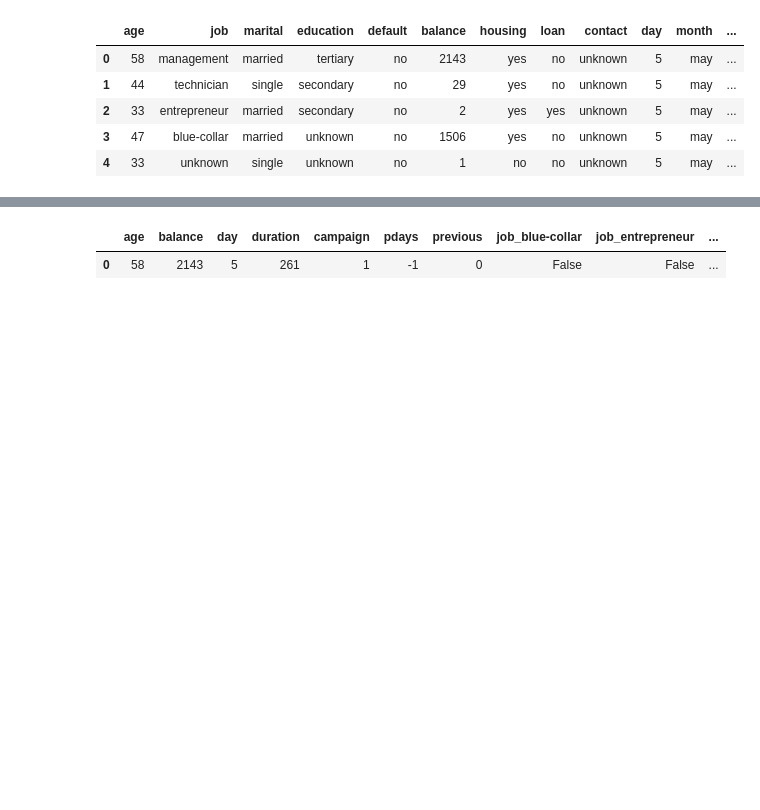
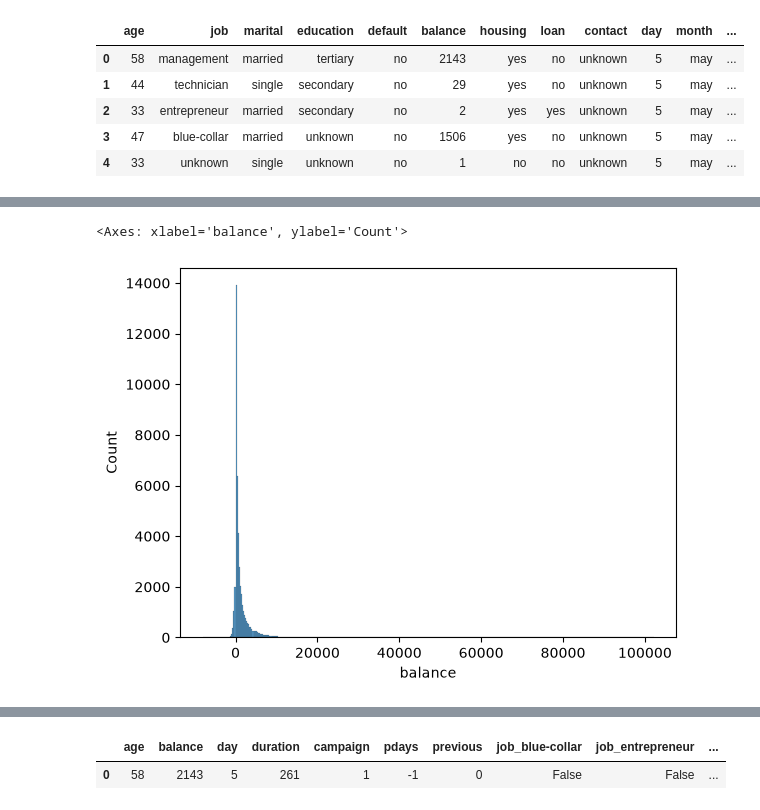
Before and after one commit to cdevaleriano/bank-telemarketing, a Jupyter notebook: notebooks/notebook.ipynb, the cells around one changed output, grey strips where cells are left out. Drawn from its saved outputs; the diff is of its cells as text; code cells hidden in the pictures; blank space fills up the shorter version.

```diff
--- a/notebooks/notebook.ipynb
+++ b/notebooks/notebook.ipynb
@@ -30,0 +64,5 @@ train.describe()
+# %%
+sns.histplot(train['balance'])
+# %% [output]
+<Axes: xlabel='balance', ylabel='Count'>
+[figure, added]
```
Also changed, not shown: parts of 24 cells of this notebook.
